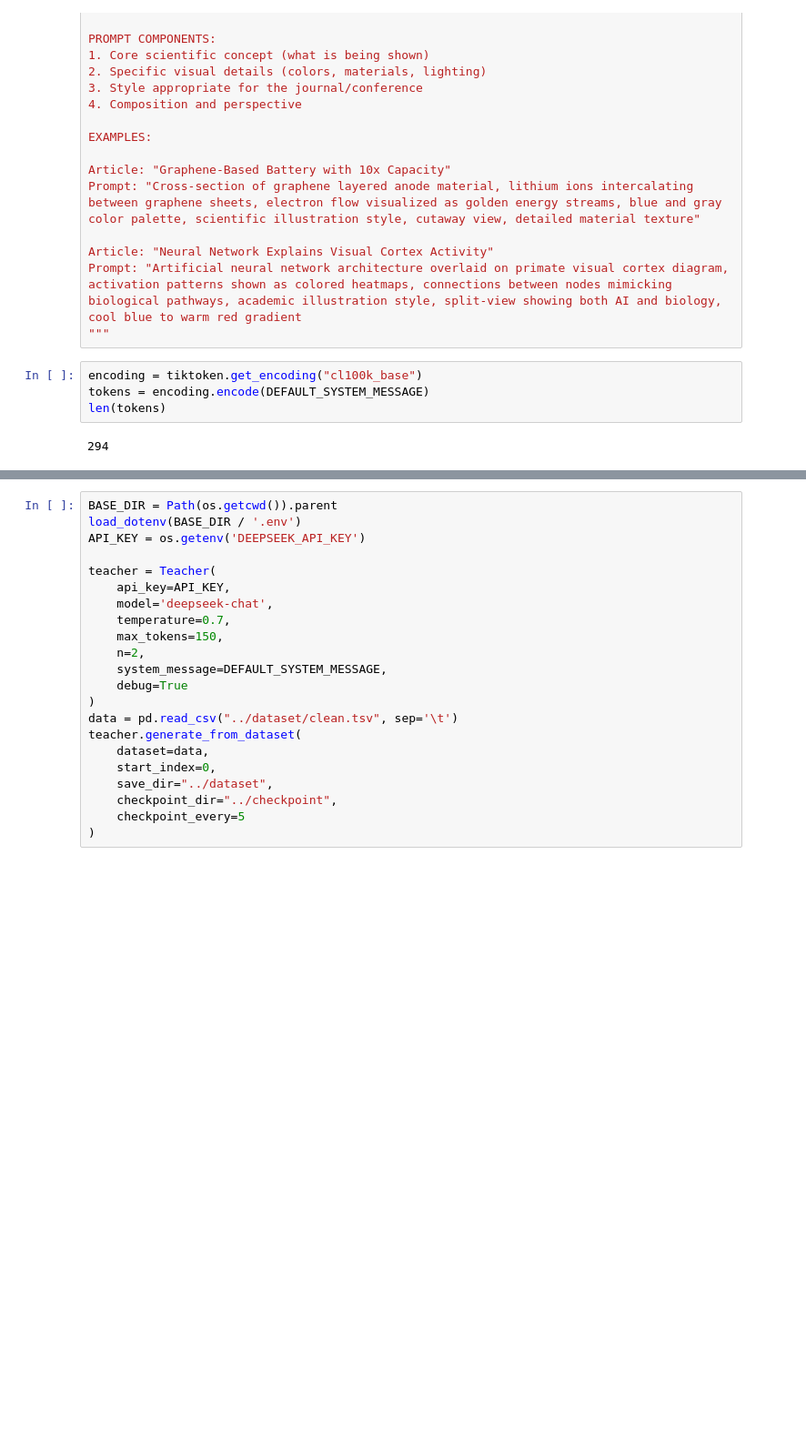
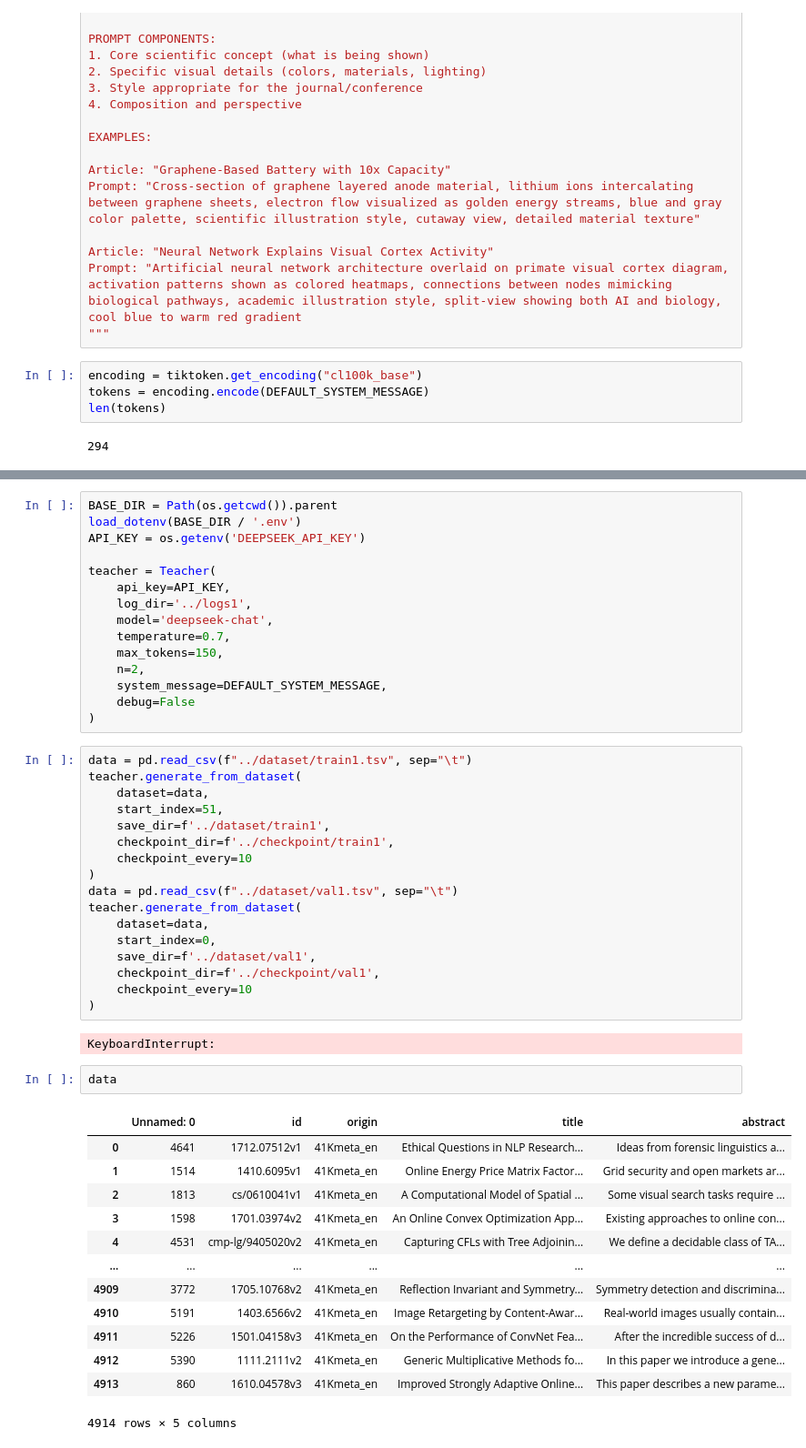
Before and after one commit to iltars311/ArticleCover, a Jupyter notebook: src/teacher.ipynb, the cells around one changed output, grey strips where cells are left out. Shown at 91% size. Saved outputs shown, nothing was run; the diff lists cells and outputs as text; blank space fills up the shorter version.

Commit message:
start_teacher

```diff
--- a/src/teacher.ipynb
+++ b/src/teacher.ipynb
@@ -195,18 +196,46 @@ API_KEY = os.getenv('DEEPSEEK_API_KEY')
 
 teacher = Teacher(
     api_key=API_KEY,
+    log_dir='../logs1',
     model='deepseek-chat',
     temperature=0.7,
     max_tokens=150,
     n=2,
     system_message=DEFAULT_SYSTEM_MESSAGE,
-    debug=True
+    debug=False
 )
-data = pd.read_csv("../dataset/clean.tsv", sep='\t')
-teacher.generate_from_dataset(
-    dataset=data,
-    start_index=0,
-    save_dir="../dataset",
-    checkpoint_dir="../checkpoint",
-    checkpoint_every=5
-)
+# %%
+data = pd.read_csv(f"../dataset/train1.tsv", sep="\t")
+teacher.generate_from_dataset(
+    dataset=data,
+    start_index=51,
+    save_dir=f'../dataset/train1',
+    checkpoint_dir=f'../checkpoint/train1',
+    checkpoint_every=10
+)
+data = pd.read_csv(f"../dataset/val1.tsv", sep="\t")
+teacher.generate_from_dataset(
+    dataset=data,
+    start_index=0,
+    save_dir=f'../dataset/val1',
+    checkpoint_dir=f'../checkpoint/val1',
+    checkpoint_every=10
+)
+# %% [output]
+KeyboardInterrupt:
+# %%
+data
+# %% [output]
+|  | Unnamed: 0 | id | origin | title | abstract |
+| 0 | 4641 | 1712.07512v1 | 41Kmeta_en | Ethical Questions in NLP Research... | Ideas from forensic linguistics a... |
+| 1 | 1514 | 1410.6095v1 | 41Kmeta_en | Online Energy Price Matrix Factor... | Grid security and open markets ar... |
+| 2 | 1813 | cs/0610041v1 | 41Kmeta_en | A Computational Model of Spatial ... | Some visual search tasks require ... |
+| 3 | 1598 | 1701.03974v2 | 41Kmeta_en | An Online Convex Optimization App... | Existing approaches to online con... |
+| 4 | 4531 | cmp-lg/9405020v2 | 41Kmeta_en | Capturing CFLs with Tree Adjoinin... | We define a decidable class of TA... |
+| ... | ... | ... | ... | ... | ... |
+| 4909 | 3772 | 1705.10768v2 | 41Kmeta_en | Reflection Invariant and Symmetry... | Symmetry detection and discrimina... |
+| 4910 | 5191 | 1403.6566v2 | 41Kmeta_en | Image Retargeting by Content-Awar... | Real-world images usually contain... |
+| 4911 | 5226 | 1501.04158v3 | 41Kmeta_en | On the Performance of ConvNet Fea... | After the incredible success of d... |
+| 4912 | 5390 | 1111.2111v2 | 41Kmeta_en | Generic Multiplicative Methods fo... | In this paper we introduce a gene... |
+| 4913 | 860 | 1610.04578v3 | 41Kmeta_en | Improved Strongly Adaptive Online... | This paper describes a new parame... |
+4914 rows × 5 columns
```
Also changed, not shown: parts of 1 cell of this notebook, 2 other files.
